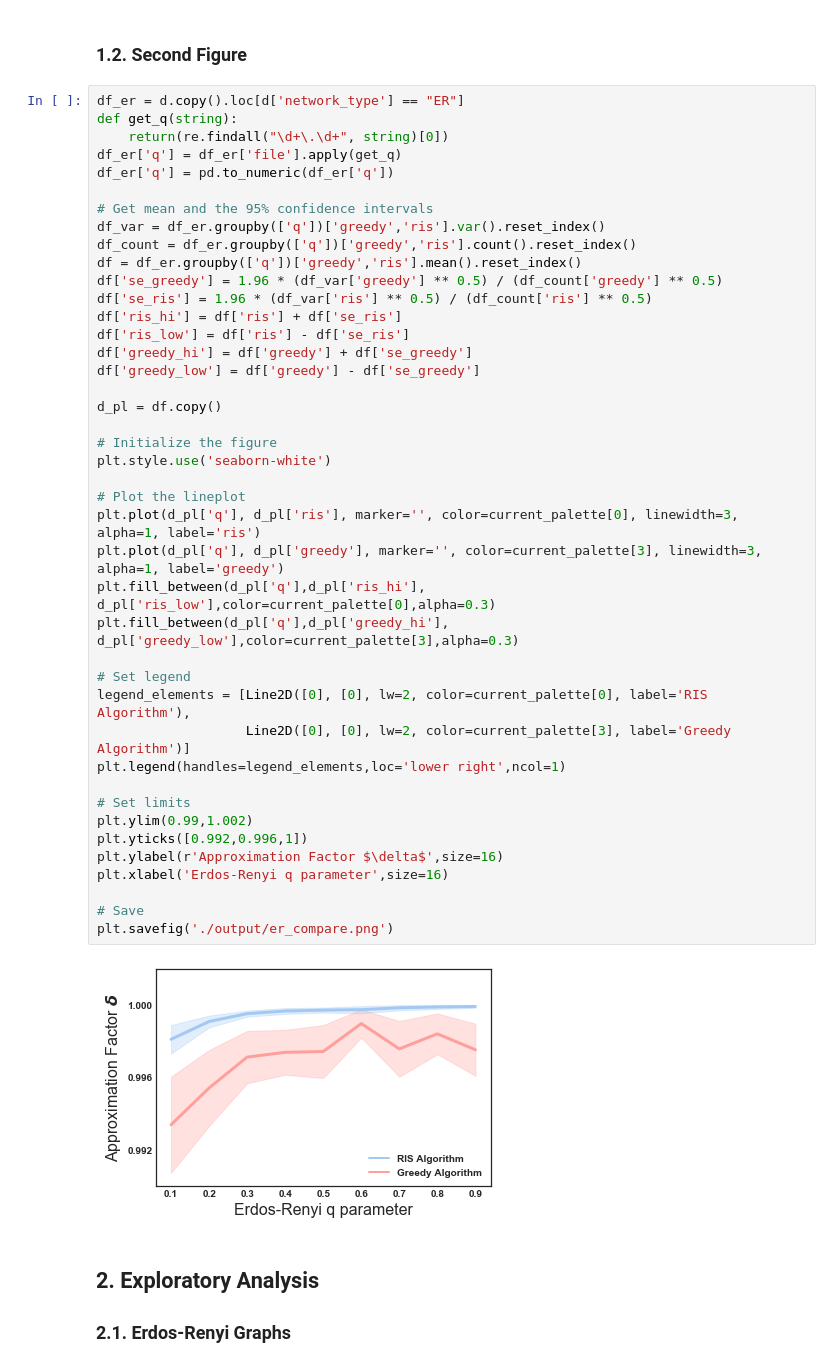
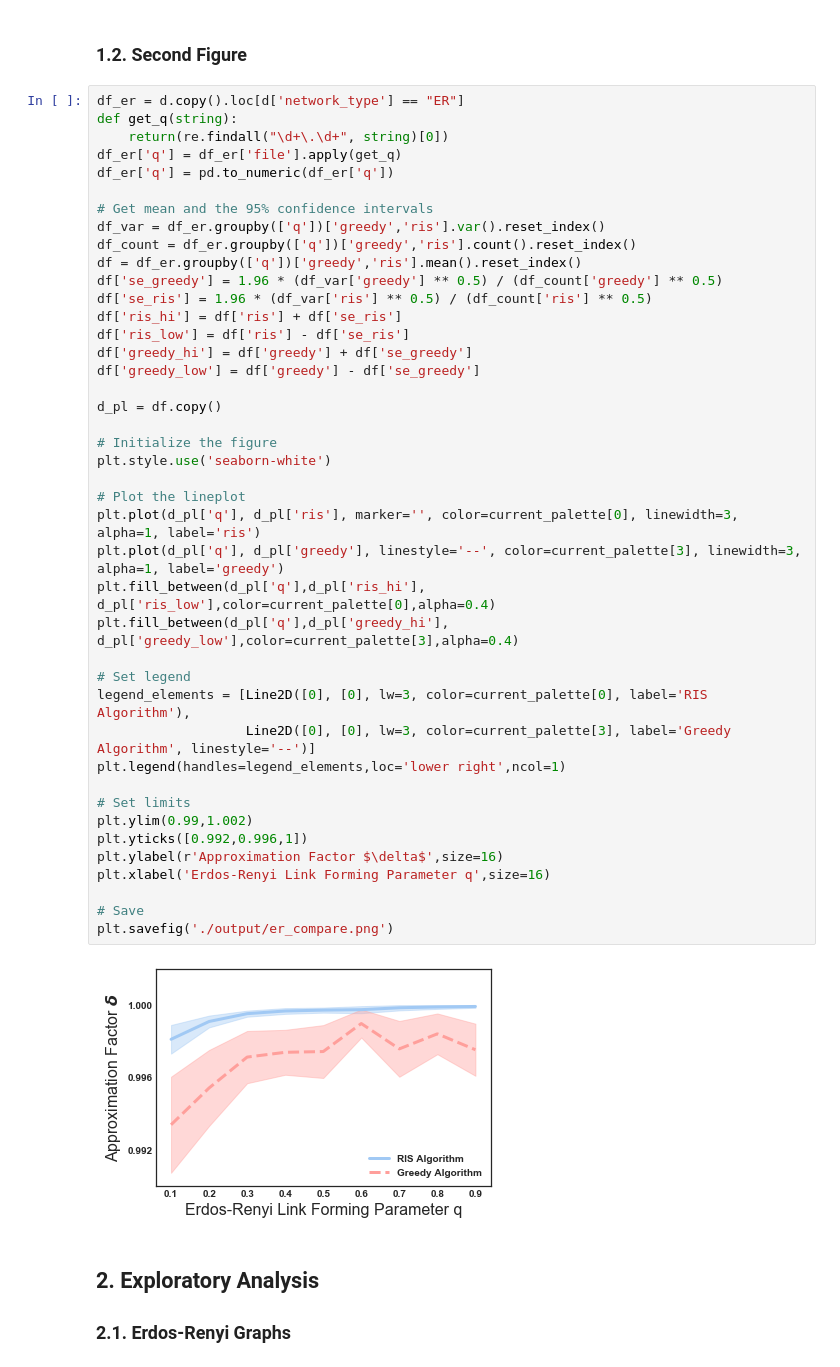
Before and after one commit to hautahi/IM-Evaluation, a Jupyter notebook: 3.make_graphs.ipynb, the cells around one changed output. Drawn from its saved outputs; the diff is of its cells as text.

Commit message:
A few touch ups, mainly to the graph.

```diff
--- a/3.make_graphs.ipynb
+++ b/3.make_graphs.ipynb
@@ -71,40 +71,40 @@ df_er['q'] = pd.to_numeric(df_er['q'])
 # Get mean and the 95% confidence intervals
 df_var = df_er.groupby(['q'])['greedy','ris'].var().reset_index()
 df_count = df_er.groupby(['q'])['greedy','ris'].count().reset_index()
 df = df_er.groupby(['q'])['greedy','ris'].mean().reset_index()
 df['se_greedy'] = 1.96 * (df_var['greedy'] ** 0.5) / (df_count['greedy'] ** 0.5)
 df['se_ris'] = 1.96 * (df_var['ris'] ** 0.5) / (df_count['ris'] ** 0.5)
 df['ris_hi'] = df['ris'] + df['se_ris']
 df['ris_low'] = df['ris'] - df['se_ris']
 df['greedy_hi'] = df['greedy'] + df['se_greedy']
 df['greedy_low'] = df['greedy'] - df['se_greedy']
 
 d_pl = df.copy()
 
 # Initialize the figure
 plt.style.use('seaborn-white')
 
 # Plot the lineplot
 plt.plot(d_pl['q'], d_pl['ris'], marker='', color=current_palette[0], linewidth=3, alpha=1, label='ris')
-plt.plot(d_pl['q'], d_pl['greedy'], marker='', color=current_palette[3], linewidth=3, alpha=1, label='greedy')
-plt.fill_between(d_pl['q'],d_pl['ris_hi'], d_pl['ris_low'],color=current_palette[0],alpha=0.3)
-plt.fill_between(d_pl['q'],d_pl['greedy_hi'], d_pl['greedy_low'],color=current_palette[3],alpha=0.3)
+plt.plot(d_pl['q'], d_pl['greedy'], linestyle='--', color=current_palette[3], linewidth=3, alpha=1, label='greedy')
+plt.fill_between(d_pl['q'],d_pl['ris_hi'], d_pl['ris_low'],color=current_palette[0],alpha=0.4)
+plt.fill_between(d_pl['q'],d_pl['greedy_hi'], d_pl['greedy_low'],color=current_palette[3],alpha=0.4)
 
 # Set legend
-legend_elements = [Line2D([0], [0], lw=2, color=current_palette[0], label='RIS Algorithm'),
-                   Line2D([0], [0], lw=2, color=current_palette[3], label='Greedy Algorithm')]
+legend_elements = [Line2D([0], [0], lw=3, color=current_palette[0], label='RIS Algorithm'),
+                   Line2D([0], [0], lw=3, color=current_palette[3], label='Greedy Algorithm', linestyle='--')]
 plt.legend(handles=legend_elements,loc='lower right',ncol=1)
 
 # Set limits
 plt.ylim(0.99,1.002)
 plt.yticks([0.992,0.996,1])
 plt.ylabel(r'Approximation Factor $\delta$',size=16)
-plt.xlabel('Erdos-Renyi q parameter',size=16)
+plt.xlabel('Erdos-Renyi Link Forming Parameter q',size=16)
 
 # Save
 plt.savefig('./output/er_compare.png')
 # %% [output]
-[figure, old version]
+[figure, new version]
 # %% [markdown]
 ## 2. Exploratory Analysis
 
```
Also changed, not shown: parts of 2 cells of this notebook, 3 other files.
